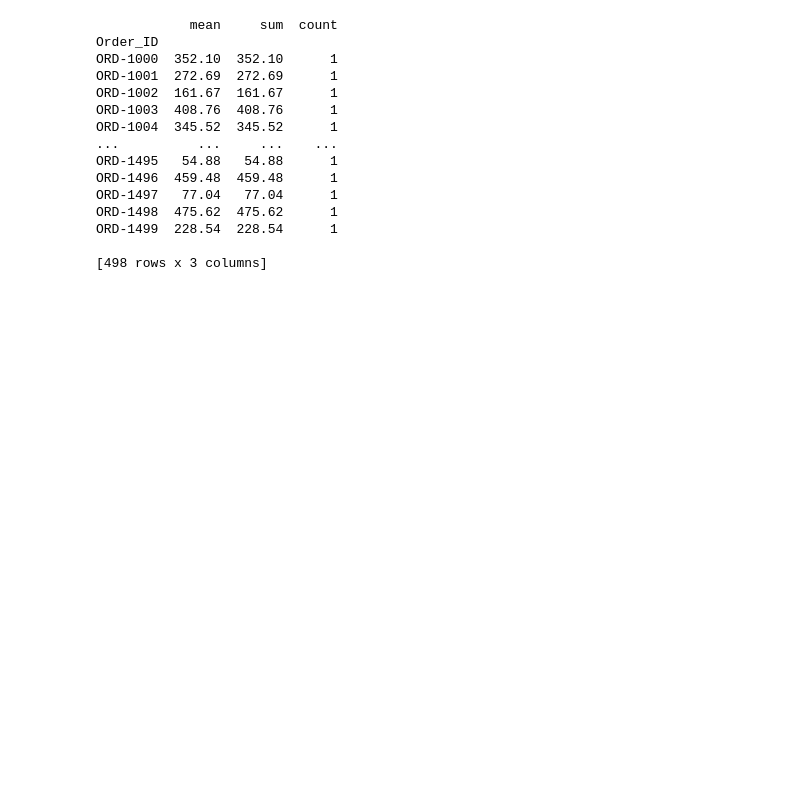
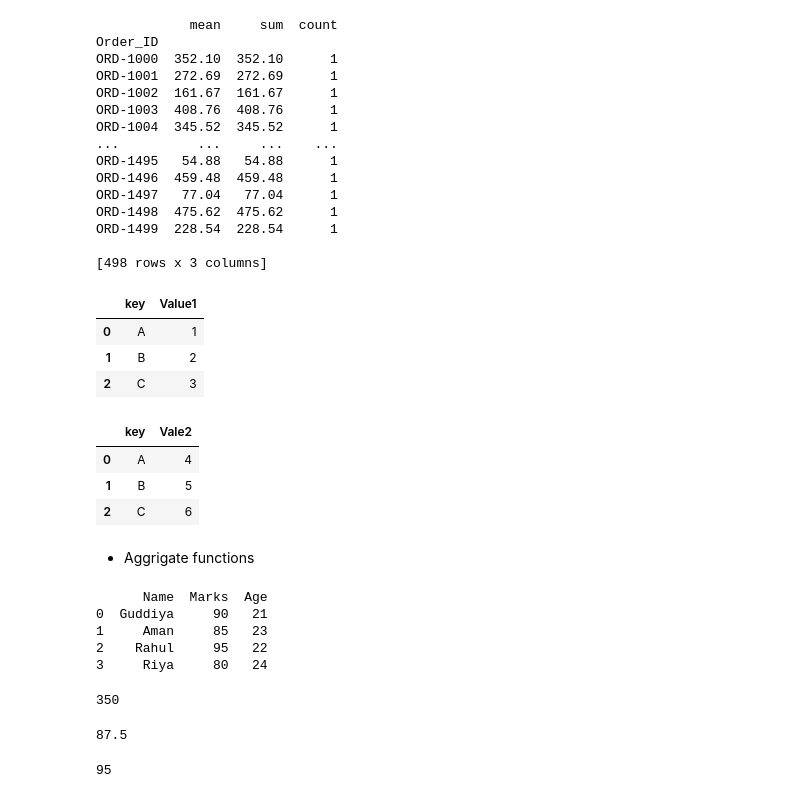
Before and after one commit to guddiyasingh/python-main, a Jupyter notebook: Data_Analysis/PDS.ipynb, the cells around one changed output. Drawn from its saved outputs; the diff is of its cells as text; code cells hidden in the pictures; blank space fills up the shorter version.

```diff
--- a/Data_Analysis/PDS.ipynb
+++ b/Data_Analysis/PDS.ipynb
@@ -801,3 +801,56 @@ ORD-1498  475.62  475.62      1
 ORD-1499  228.54  228.54      1
 
 [498 rows x 3 columns]
+# %%
+# Merging and joining Dataframes
+# Create sample DataFrames
+
+df1 = pd.DataFrame({'key':['A','B','C'],'Value1':[1,2,3]})
+df2 = pd.DataFrame({'key':['A','B','C'],'Vale2':[4,5,6]})
+# %%
+df1
+# %% [output]
+|  | key | Value1 |
+| 0 | A | 1 |
+| 1 | B | 2 |
+| 2 | C | 3 |
+# %%
+df2
+# %% [output]
+|  | key | Vale2 |
+| 0 | A | 4 |
+| 1 | B | 5 |
+| 2 | C | 6 |
+# %% [markdown]
+* Aggrigate functions
+# %%
+import pandas as pd
+
+data = {
+    'Name':["Guddiya","Aman","Rahul","Riya"],
+    'Marks':[90,85,95,80],
+    'Age':[21,23,22,24]
+}
+df = pd.DataFrame(data)
+print(df)
+# %% [output]
+      Name  Marks  Age
+0  Guddiya     90   21
+1     Aman     85   23
+2    Rahul     95   22
+3     Riya     80   24
+# %%
+# 1. sum
+print(df['Marks'].sum())
+# %% [output]
+350
+# %%
+# 2.Mean Average
+print(df["Marks"].mean())
+# %% [output]
+87.5
+# %%
+# 3.Maximum
+print(df["Marks"].max())
+# %% [output]
+95
```
Also changed, not shown: parts of 13 cells of this notebook, 2 other files.
